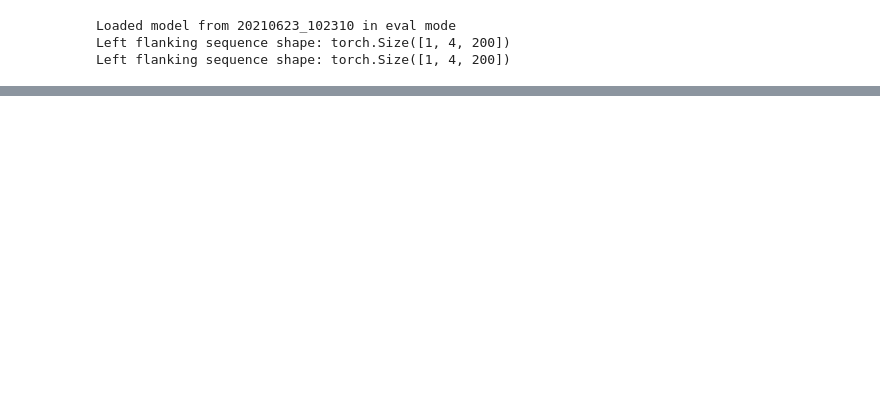
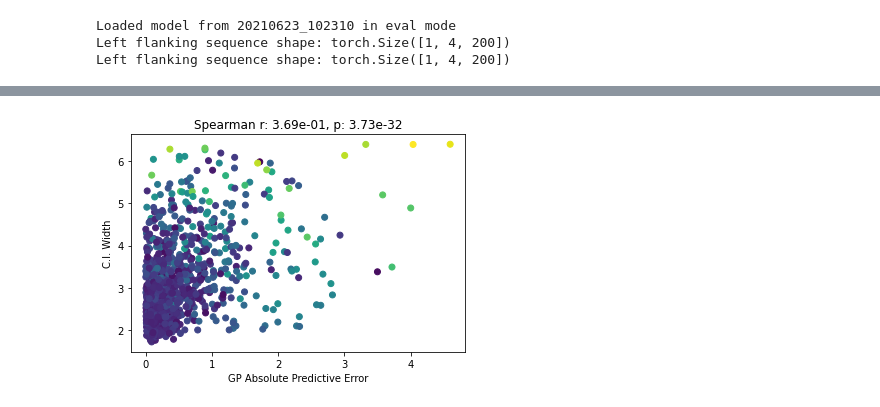
Before and after one commit to sjgosai/boda2, a Jupyter notebook: analysis/SG011__GPytorch/Untitled.ipynb, the cells around one changed output, grey strips where cells are left out. Saved outputs shown, nothing was run; the diff lists cells and outputs as text; code cells hidden in the pictures; blank space fills up the shorter version.

```diff
--- a/analysis/SG011__GPytorch/Untitled.ipynb
+++ b/analysis/SG011__GPytorch/Untitled.ipynb
@@ -118,0 +369,11 @@ data = data_module(**vars(data_module.process_args(args)))
+# %%
+plt.scatter( (mean.cpu()-Y.cpu()).abs().numpy(), (upper-lower).cpu().numpy(), c=Y.cpu(), cmap='viridis' )
+
+corr, pval = spearmanr( (mean.cpu()-Y.cpu()).abs().numpy(), (upper-lower).cpu().numpy() )
+plt.title("Spearman r: {:.2e}, p: {:.2e}".format(corr,pval))
+plt.xlabel("GP Absolute Predictive Error")
+plt.ylabel("C.I. Width")
+
+plt.show()
+# %% [output]
+[figure, added]
```
Also changed, not shown: parts of 21 cells of this notebook.
